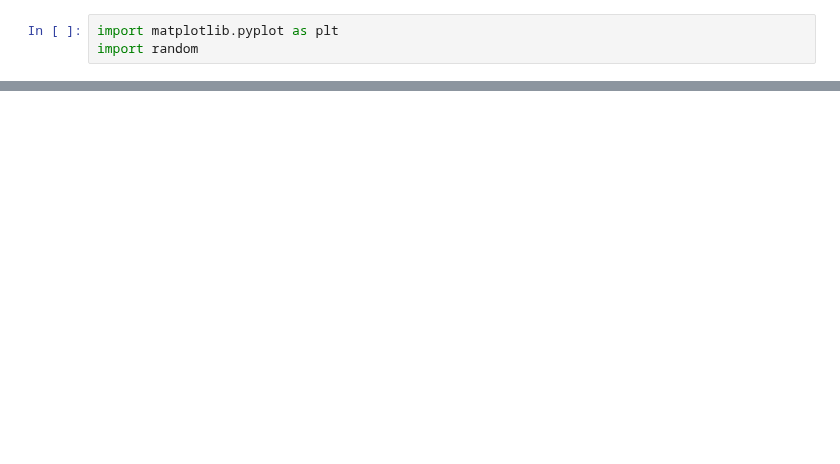
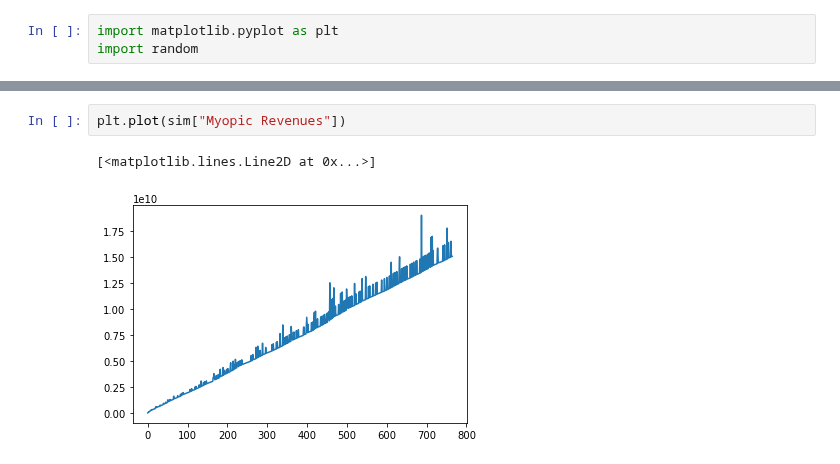
Before and after one commit to teohyikhaw/camcos, a Jupyter notebook: simulations/Collusion Simulation.ipynb, the cells around one changed output, grey strips where cells are left out. Saved outputs shown, nothing was run; the diff lists cells and outputs as text; blank space fills up the shorter version.

```diff
--- a/simulations/Collusion Simulation.ipynb
+++ b/simulations/Collusion Simulation.ipynb
@@ -79,0 +76,5 @@ plt.plot(basefee_data)
+# %%
+plt.plot(sim["Myopic Revenues"])
+# %% [output]
+[<matplotlib.lines.Line2D at 0x...>]
+[figure, added]
```
Also changed, not shown: parts of 11 cells of this notebook, 1 other file.
